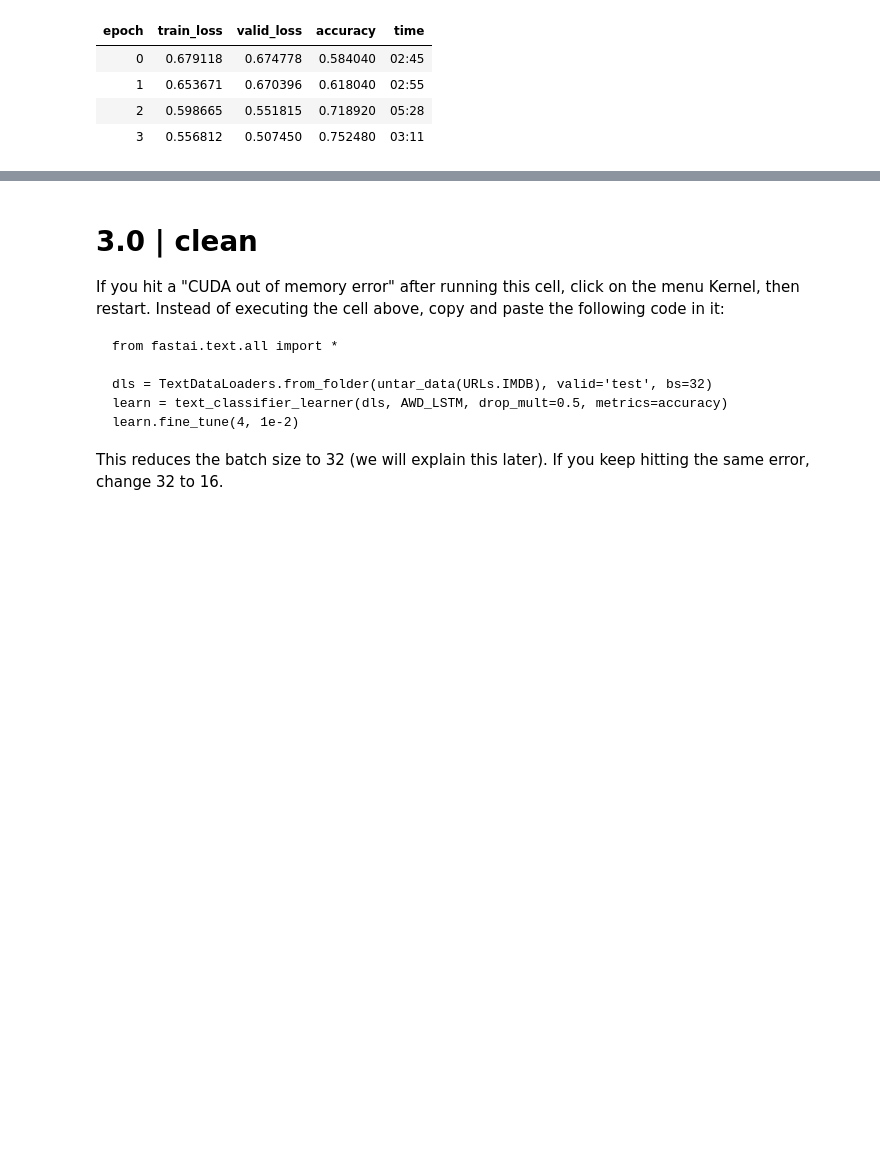
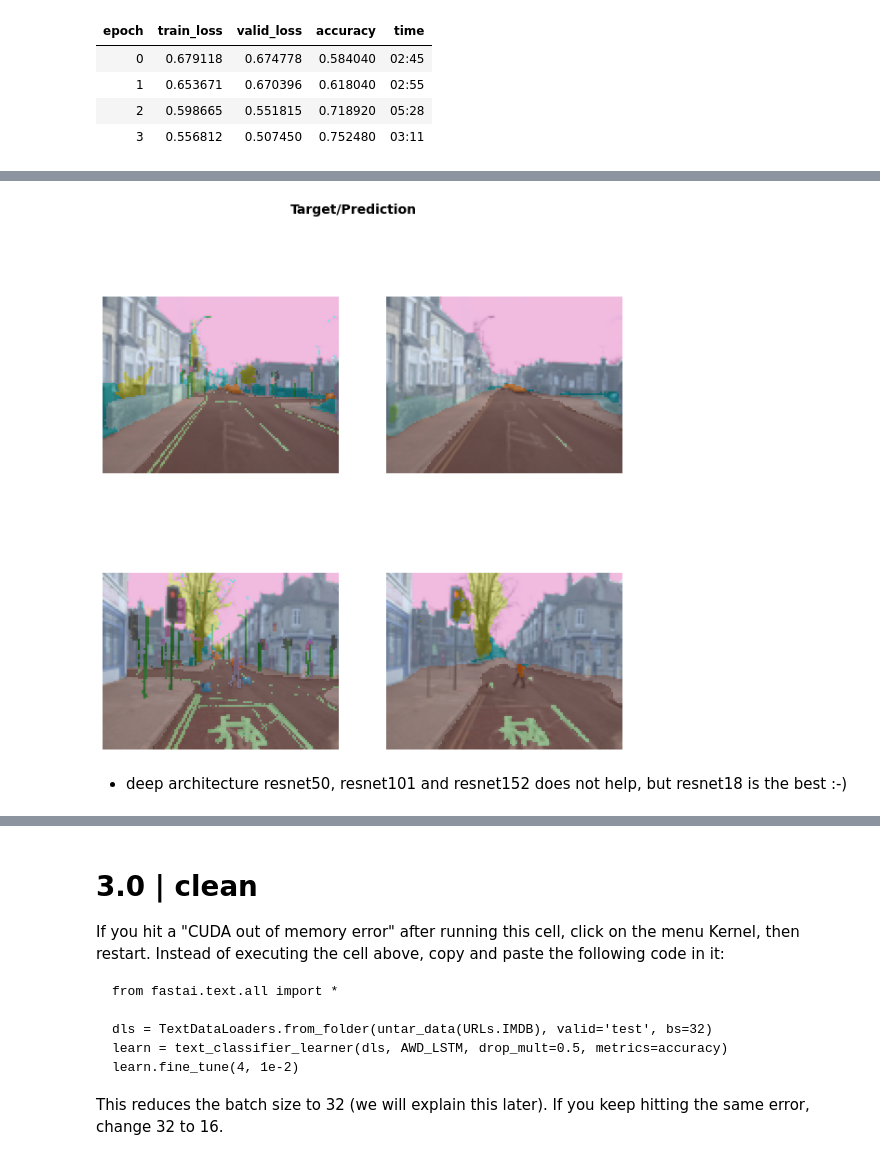
Before and after one commit to duchaba/fastbook, a Jupyter notebook: fastaibook_01_intro_d0hz.ipynb, the cells around one changed output, grey strips where cells are left out. Saved outputs shown, nothing was run; the diff lists cells and outputs as text; code cells hidden in the pictures; blank space fills up the shorter version.

```diff
--- a/fastaibook_01_intro_d0hz.ipynb
+++ b/fastaibook_01_intro_d0hz.ipynb
@@ -1391,0 +1484,3 @@ learn.fine_tune(4, 1e-2)
+# %%
+rocky.learn.show_results(max_n=4, figsize=(10,10))
+# %% [output]
@@ -1391,0 +1488,3 @@ learn.fine_tune(4, 1e-2)
+[figure, added]
+# %% [markdown]
+- deep architecture resnet50, resnet101 and resnet152 does not help, but resnet18 is the best :-)
```
Also changed, not shown: parts of 15 cells of this notebook.
